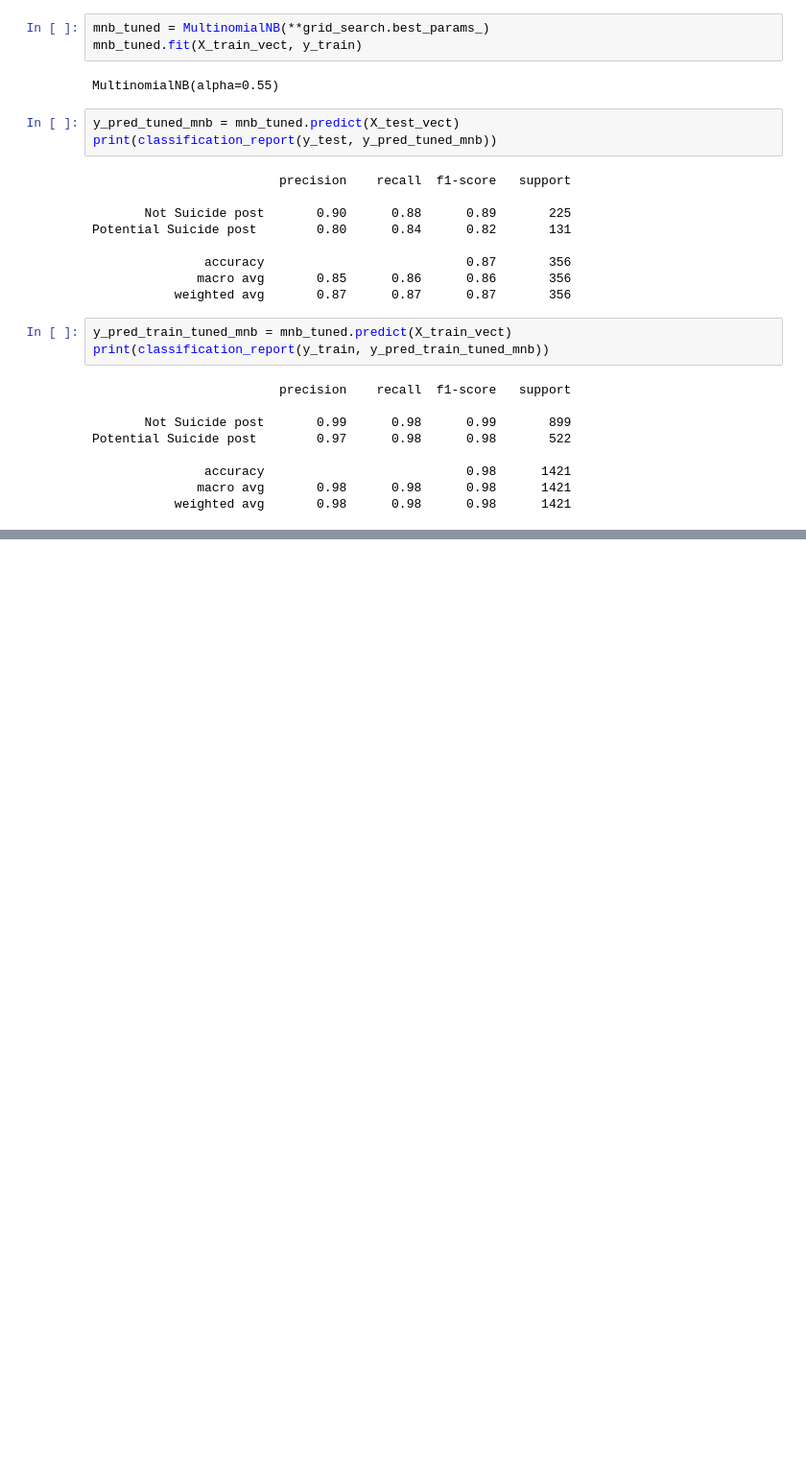
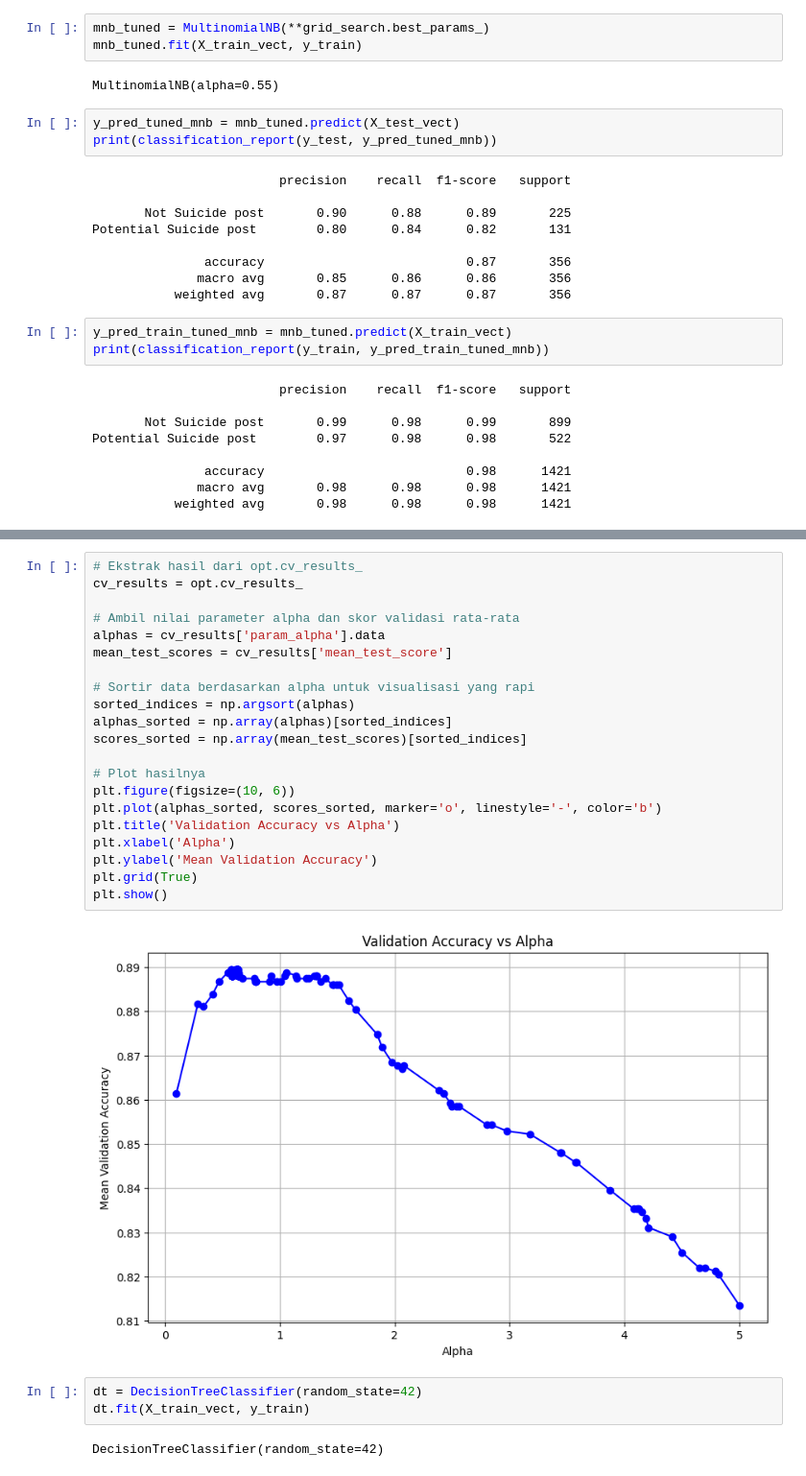
Before and after one commit to MaulanaHasyim/MaulanaHasyim, a Jupyter notebook: notebooks/kode_crawling_twitter.ipynb, the cells around one changed output, grey strips where cells are left out. Shown at 96% size. Saved outputs shown, nothing was run; the diff lists cells and outputs as text; blank space fills up the shorter version.

```diff
--- a/notebooks/kode_crawling_twitter.ipynb
+++ b/notebooks/kode_crawling_twitter.ipynb
@@ -456,0 +488,28 @@ print("Best parameters:", opt.best_params_)
+# %%
+# Ekstrak hasil dari opt.cv_results_
+cv_results = opt.cv_results_
+
+# Ambil nilai parameter alpha dan skor validasi rata-rata
+alphas = cv_results['param_alpha'].data
+mean_test_scores = cv_results['mean_test_score']
+
+# Sortir data berdasarkan alpha untuk visualisasi yang rapi
+sorted_indices = np.argsort(alphas)
+alphas_sorted = np.array(alphas)[sorted_indices]
+scores_sorted = np.array(mean_test_scores)[sorted_indices]
+
+# Plot hasilnya
+plt.figure(figsize=(10, 6))
+plt.plot(alphas_sorted, scores_sorted, marker='o', linestyle='-', color='b')
+plt.title('Validation Accuracy vs Alpha')
+plt.xlabel('Alpha')
+plt.ylabel('Mean Validation Accuracy')
+plt.grid(True)
+plt.show()
+# %% [output]
+[figure, added]
+# %%
+dt = DecisionTreeClassifier(random_state=42)
+dt.fit(X_train_vect, y_train)
+# %% [output]
+DecisionTreeClassifier(random_state=42)
```
Also changed, not shown: parts of 22 cells of this notebook.
